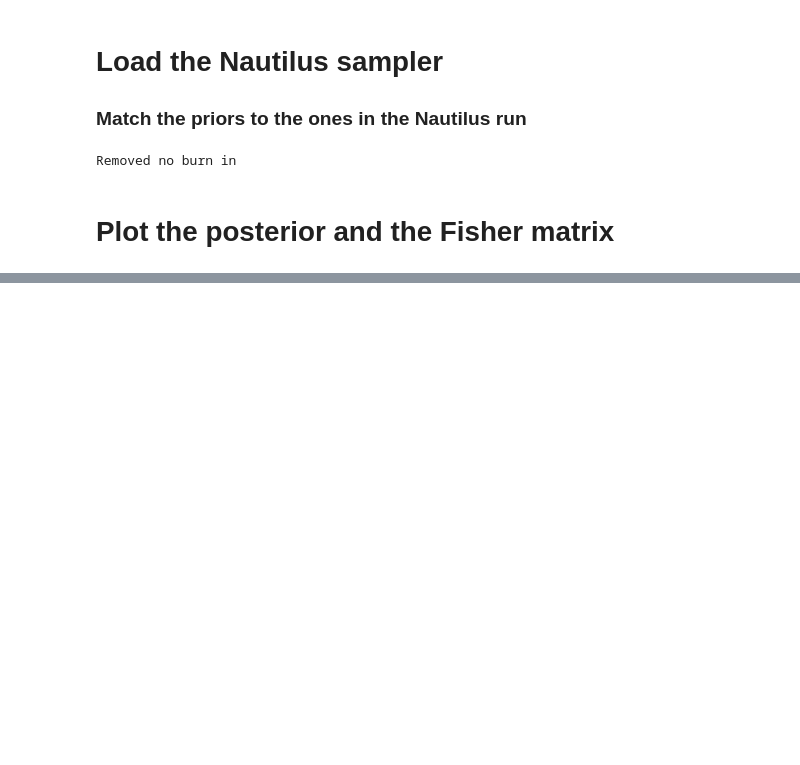
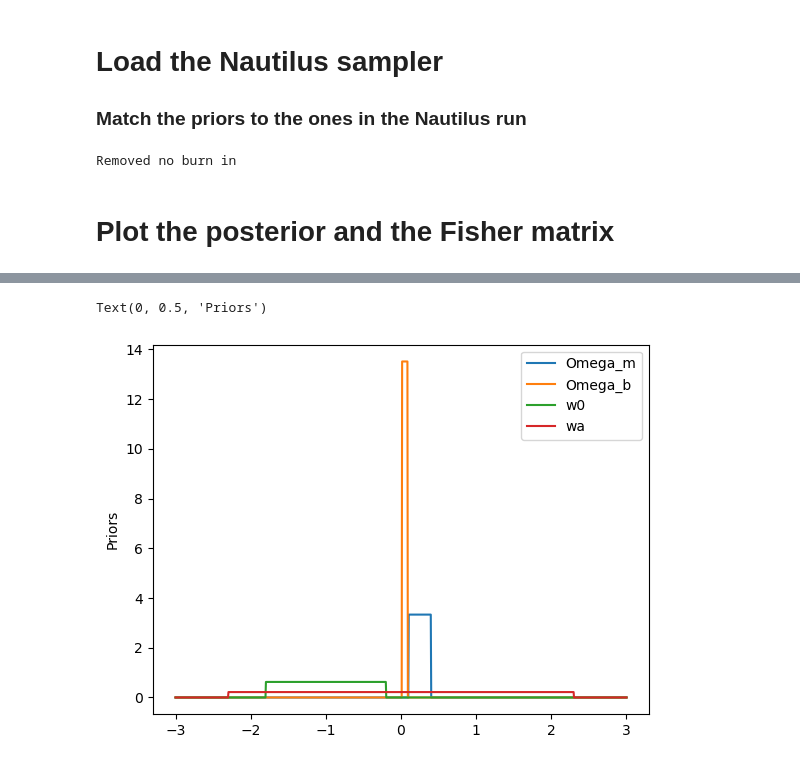
Before and after one commit to chrgeorgiou/CS_Fisher, a Jupyter notebook: validation/NS_validation.ipynb, the cells around one changed output, grey strips where cells are left out. Cells and saved outputs as stored; diff of their text form; code cells hidden in the pictures; blank space fills up the shorter version.

```diff
--- a/validation/NS_validation.ipynb
+++ b/validation/NS_validation.ipynb
@@ -85,0 +265,10 @@ g.fig.legend(handles, legend_labels, fontsize=14, loc='upper right')
+# %%
+import matplotlib.pyplot as plt
+x=np.linspace(-3,3,1024)
+for i in range(prior.dimensionality()):
+    plt.plot(x, prior.dists[i].pdf(x), label=f'{prior.keys[i]}')
+    plt.legend()
+plt.ylabel('Priors')
+# %% [output]
+Text(0, 0.5, 'Priors')
+[figure, added]
```
Also changed, not shown: parts of 16 cells of this notebook.
